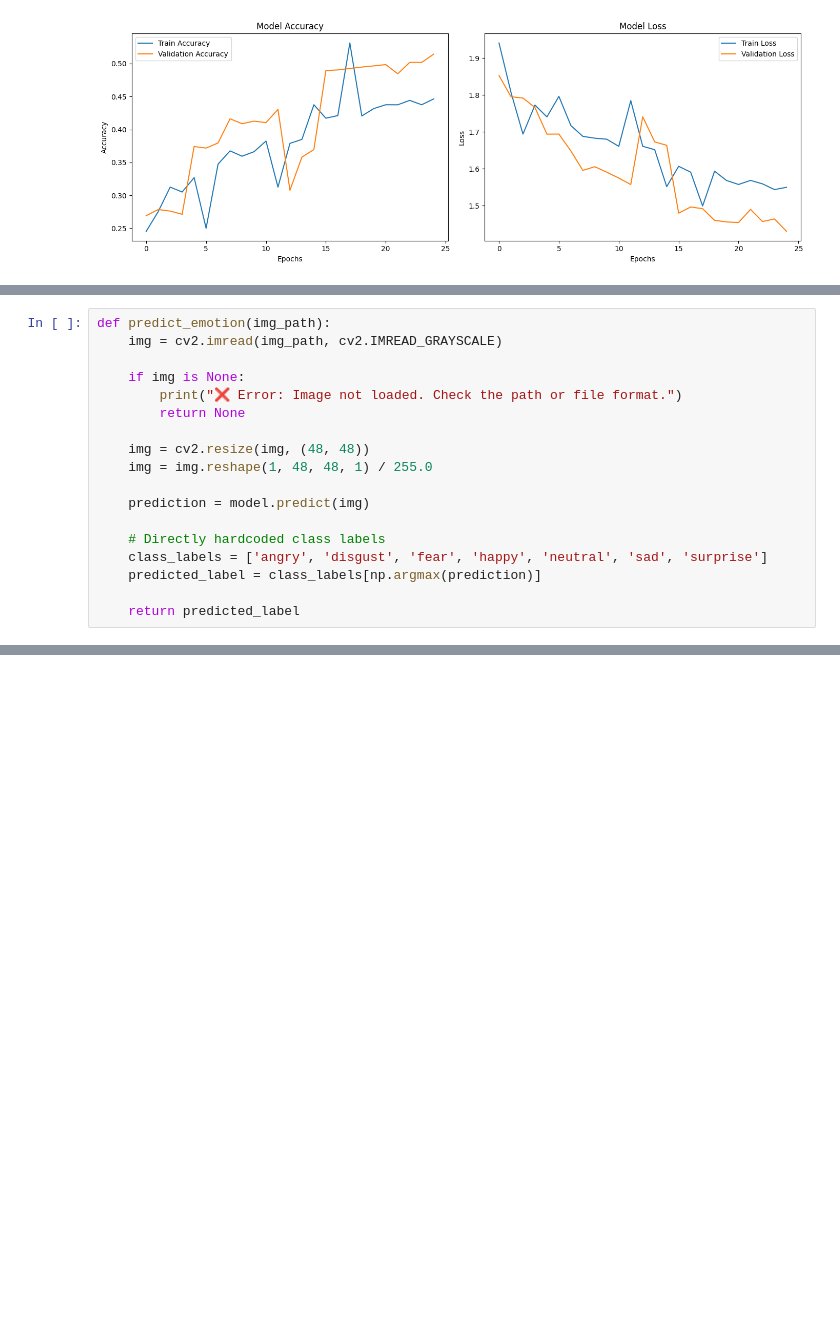
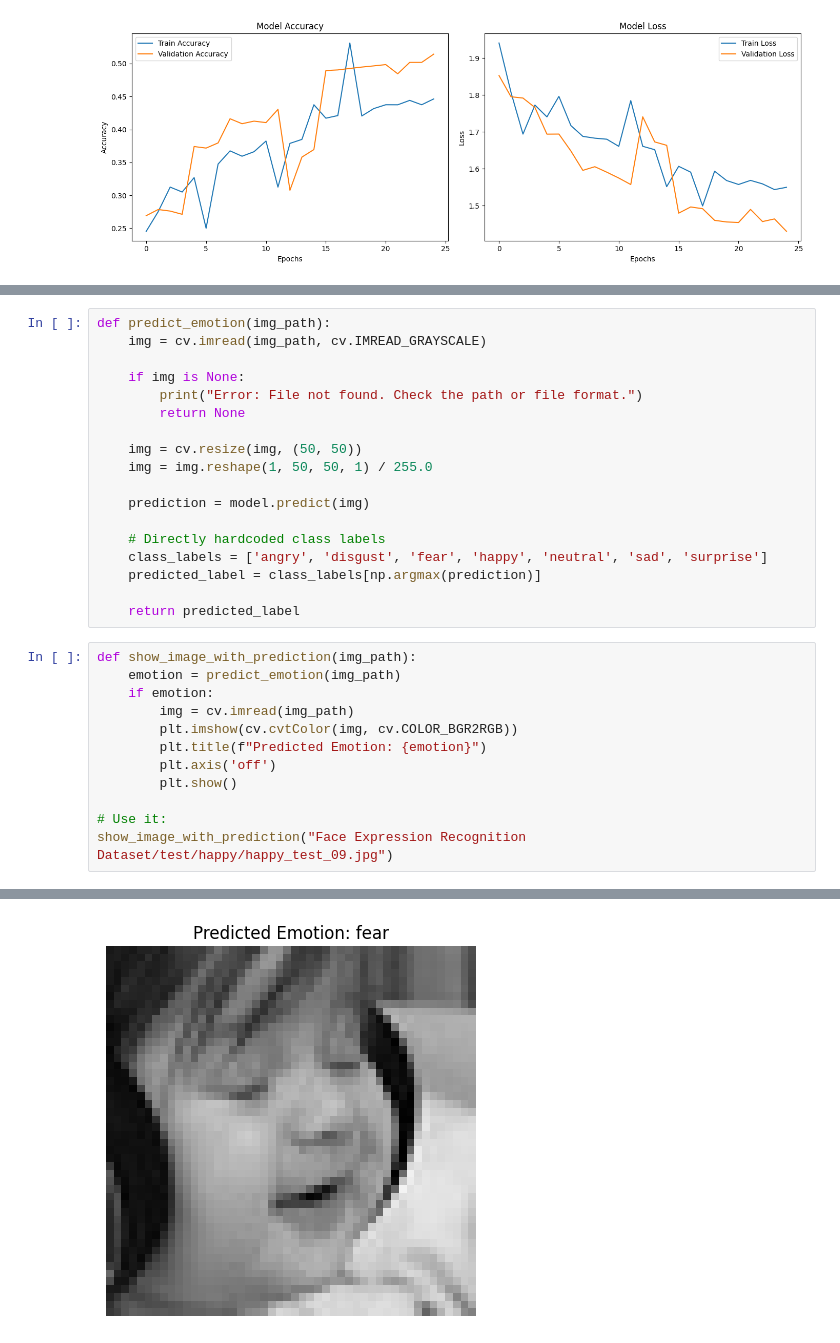
Before and after one commit to Wills17/Mood-Dectector-Playground, a Jupyter notebook: model_train.ipynb, the cells around one changed output, grey strips where cells are left out. Drawn from its saved outputs; the diff is of its cells as text; blank space fills up the shorter version.

Commit message:
Perfrom prediction on unseen data.

```diff
--- a/model_train.ipynb
+++ b/model_train.ipynb
@@ -380,13 +393,13 @@ NameError: name 'data_test' is not defined
 # %%
 def predict_emotion(img_path):
-    img = cv2.imread(img_path, cv2.IMREAD_GRAYSCALE)
+    img = cv.imread(img_path, cv.IMREAD_GRAYSCALE)
 
     if img is None:
-        print("❌ Error: Image not loaded. Check the path or file format.")
+        print("Error: File not found. Check the path or file format.")
         return None
 
-    img = cv2.resize(img, (48, 48))
-    img = img.reshape(1, 48, 48, 1) / 255.0
+    img = cv.resize(img, (50, 50))
+    img = img.reshape(1, 50, 50, 1) / 255.0
 
     prediction = model.predict(img)
 
@@ -395,3 +408,16 @@ def predict_emotion(img_path):
     predicted_label = class_labels[np.argmax(prediction)]
 
     return predicted_label
+# %%
+def show_image_with_prediction(img_path):
+    emotion = predict_emotion(img_path)
+    if emotion:
+        img = cv.imread(img_path)
+        plt.imshow(cv.cvtColor(img, cv.COLOR_BGR2RGB))
+        plt.title(f"Predicted Emotion: {emotion}")
+        plt.axis('off')
+        plt.show()
+
+# Use it:
+show_image_with_prediction("Face Expression Recognition Dataset/test/happy/happy_test_09.jpg")
+# %% [output]
@@ -397,0 +425 @@ def predict_emotion(img_path):
+[figure, added]
```
Also changed, not shown: parts of 6 cells of this notebook.
